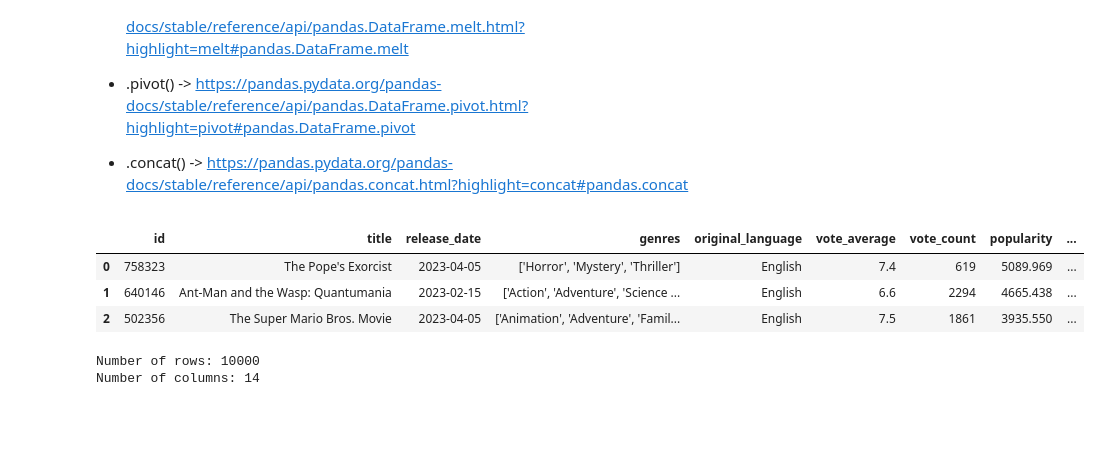
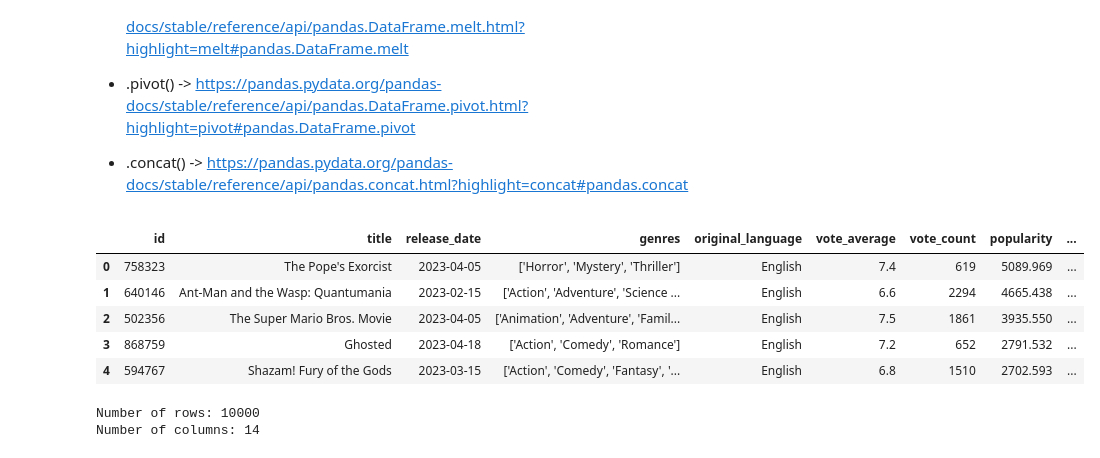
Before and after one commit to Exion007/Colab, a Jupyter notebook: pandas_intro.ipynb, the cells around one changed output. Saved outputs shown, nothing was run; the diff lists cells and outputs as text; code cells hidden in the pictures; blank space fills up the shorter version.

```diff
--- a/pandas_intro.ipynb
+++ b/pandas_intro.ipynb
@@ -103,14 +103,16 @@ print(df)
 # %%
 # Reading csv files using Pandas
 # First, upload the file; then, run the code
 
 df = pd.read_csv("movies.csv")
-df.head(3)
+df.head()
 # %% [output]
 |  | id | title | release_date | genres | original_language | vote_average | vote_count | popularity | ... |
 | 0 | 758323 | The Pope's Exorcist | 2023-04-05 | ['Horror', 'Mystery', 'Thriller'] | English | 7.4 | 619 | 5089.969 | ... |
 | 1 | 640146 | Ant-Man and the Wasp: Quantumania | 2023-02-15 | ['Action', 'Adventure', 'Science ... | English | 6.6 | 2294 | 4665.438 | ... |
 | 2 | 502356 | The Super Mario Bros. Movie | 2023-04-05 | ['Animation', 'Adventure', 'Famil... | English | 7.5 | 1861 | 3935.550 | ... |
+| 3 | 868759 | Ghosted | 2023-04-18 | ['Action', 'Comedy', 'Romance'] | English | 7.2 | 652 | 2791.532 | ... |
+| 4 | 594767 | Shazam! Fury of the Gods | 2023-03-15 | ['Action', 'Comedy', 'Fantasy', '... | English | 6.8 | 1510 | 2702.593 | ... |
 # %%
 print(f'Number of rows: {df.shape[0]}\nNumber of columns: {df.shape[1]}')
 # %% [output]
```
Also changed, not shown: parts of 7 cells of this notebook.
